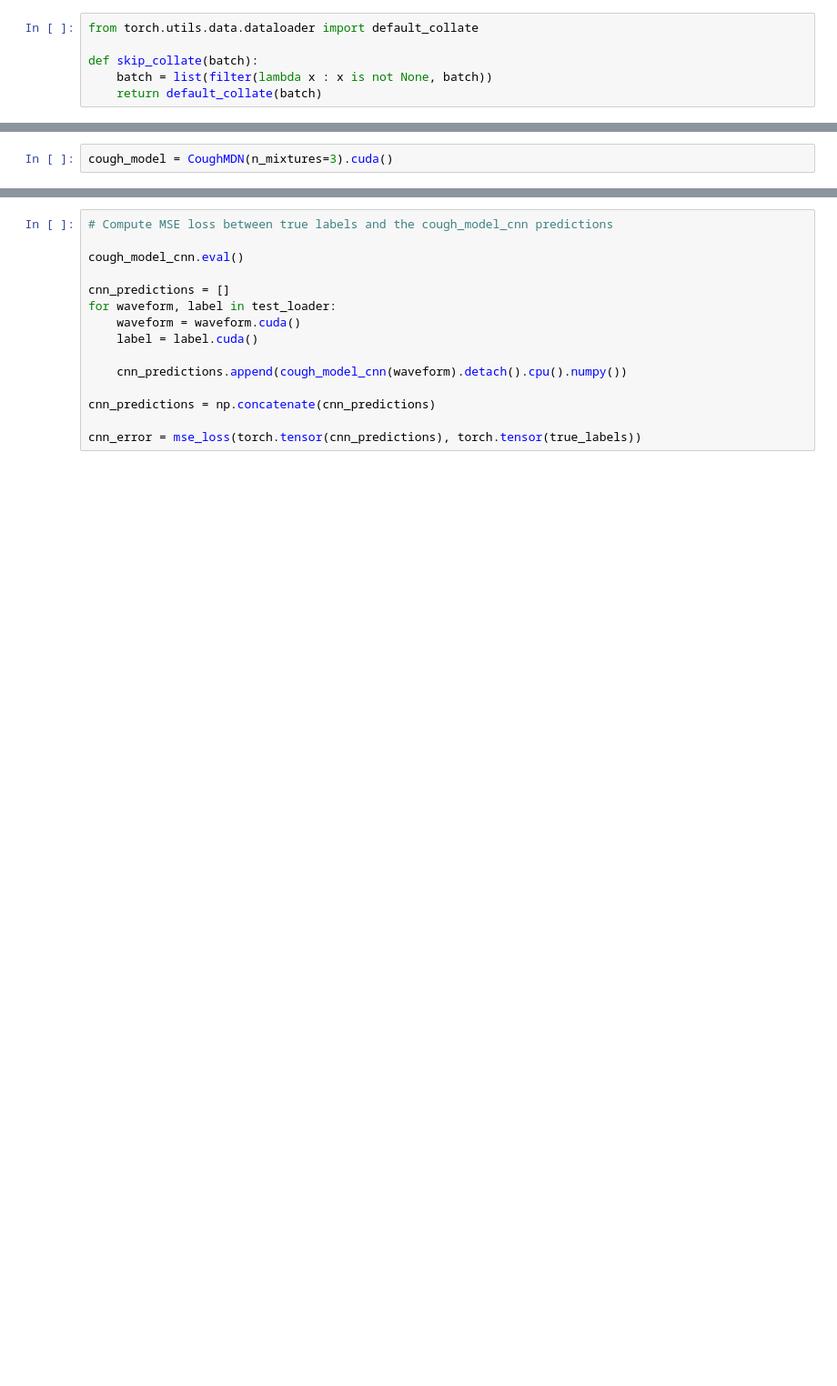
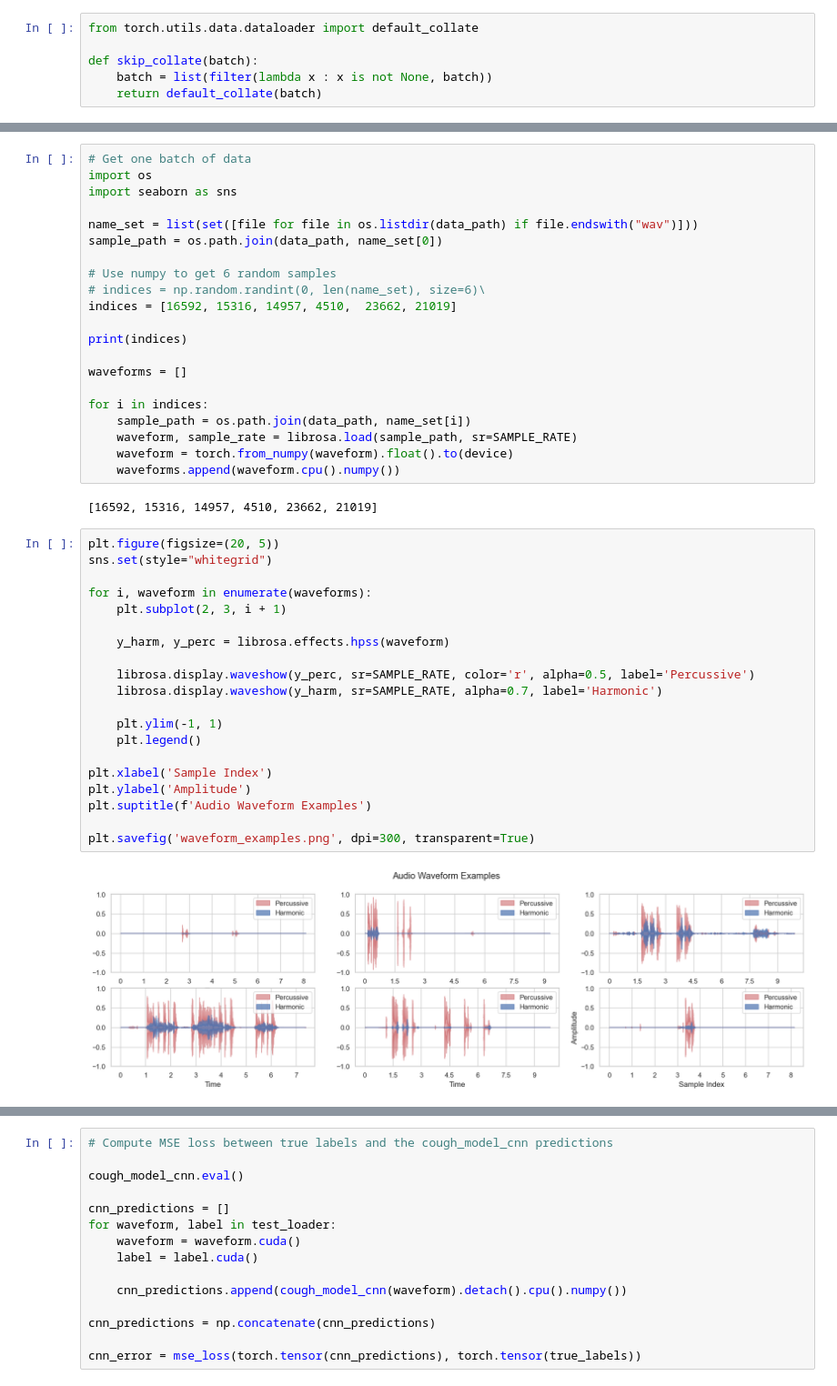
Before and after one commit to clementw168/mixture-density-net, a Jupyter notebook: audio_cough.ipynb, the cells around one changed output, grey strips where cells are left out. Shown at 91% size. Cells and saved outputs as stored; diff of their text form; blank space fills up the shorter version.

```diff
--- a/audio_cough.ipynb
+++ b/audio_cough.ipynb
@@ -137,2 +152,45 @@ len(train_loader), len(test_loader)
-# %%
-cough_model = CoughMDN(n_mixtures=3).cuda()
+# %%
+# Get one batch of data
+import os
+import seaborn as sns
+
+name_set = list(set([file for file in os.listdir(data_path) if file.endswith("wav")]))
+sample_path = os.path.join(data_path, name_set[0])
+
+# Use numpy to get 6 random samples
+# indices = np.random.randint(0, len(name_set), size=6)\
+indices = [16592, 15316, 14957, 4510,  23662, 21019]
+
+print(indices)
+
+waveforms = []
+
+for i in indices:
+    sample_path = os.path.join(data_path, name_set[i])
+    waveform, sample_rate = librosa.load(sample_path, sr=SAMPLE_RATE)
+    waveform = torch.from_numpy(waveform).float().to(device)
+    waveforms.append(waveform.cpu().numpy())
+# %% [output]
+[16592, 15316, 14957, 4510, 23662, 21019]
+# %%
+plt.figure(figsize=(20, 5))
+sns.set(style="whitegrid")
+
+for i, waveform in enumerate(waveforms):
+    plt.subplot(2, 3, i + 1)
+
+    y_harm, y_perc = librosa.effects.hpss(waveform)
+
+    librosa.display.waveshow(y_perc, sr=SAMPLE_RATE, color='r', alpha=0.5, label='Percussive')
+    librosa.display.waveshow(y_harm, sr=SAMPLE_RATE, alpha=0.7, label='Harmonic')
+
+    plt.ylim(-1, 1)
+    plt.legend()
+
+plt.xlabel('Sample Index')
+plt.ylabel('Amplitude')
+plt.suptitle(f'Audio Waveform Examples')
+
+plt.savefig('waveform_examples.png', dpi=300, transparent=True)
+# %% [output]
+[figure, added]
```
Also changed, not shown: parts of 35 cells of this notebook, 17 other files.
